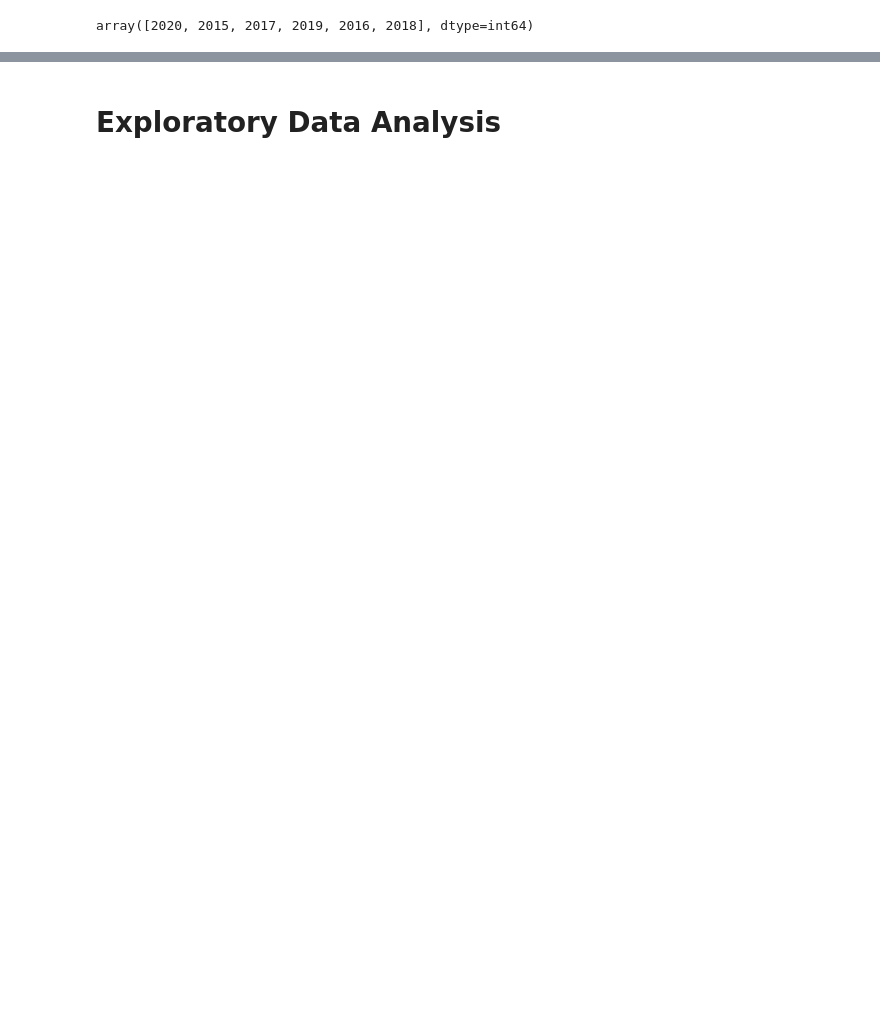
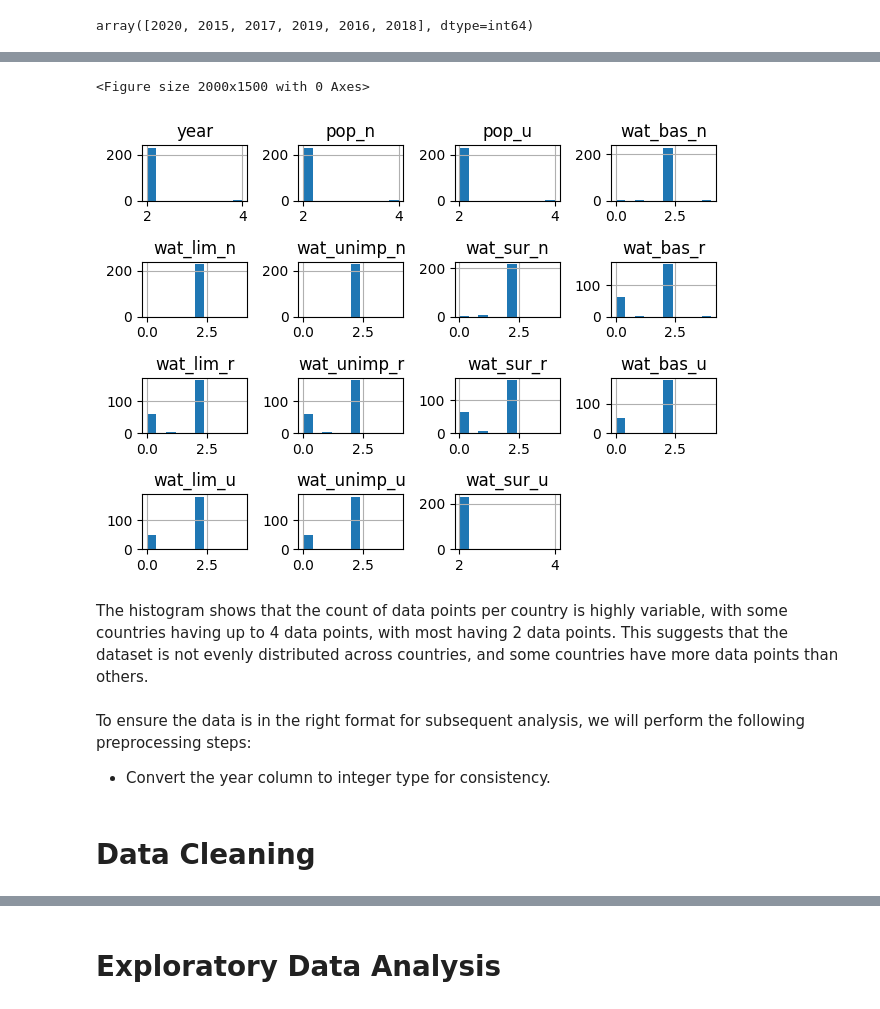
Before and after one commit to e-c-centric/MachineLearning, a Jupyter notebook: Final_Group/Group 4_Final_Assessment.ipynb, the cells around one changed output, grey strips where cells are left out. Drawn from its saved outputs; the diff is of its cells as text; code cells hidden in the pictures; blank space fills up the shorter version.

```diff
--- a/Final_Group/Group 4_Final_Assessment.ipynb
+++ b/Final_Group/Group 4_Final_Assessment.ipynb
@@ -137,0 +245,3 @@ array([2020, 2015, 2017, 2019, 2016, 2018], dtype=int64)
+# %%
+count_frame = data.groupby('name').count()
+count_frame
@@ -137,0 +263,17 @@ array([2020, 2015, 2017, 2019, 2016, 2018], dtype=int64)
+# %%
+import matplotlib.pyplot as plt
+plt.figure(figsize=(20, 15))
+
+count_frame.hist()
+
+plt.tight_layout()
+plt.show()
+# %% [output]
+<Figure size 2000x1500 with 0 Axes>
+[figure, added]
+# %% [markdown]
+The histogram shows that the count of data points per country is highly variable, with some countries having up to 4 data points, with most having 2 data points. This suggests that the dataset is not evenly distributed across countries, and some countries have more data points than others.
+# %% [markdown]
+To ensure the data is in the right format for subsequent analysis, we will perform the following preprocessing steps:
+
+- Convert the year column to integer type for consistency.
@@ -137,0 +282,2 @@ array([2020, 2015, 2017, 2019, 2016, 2018], dtype=int64)
+# %% [markdown]
+# Data Cleaning
```
Also changed, not shown: parts of 54 cells of this notebook.
